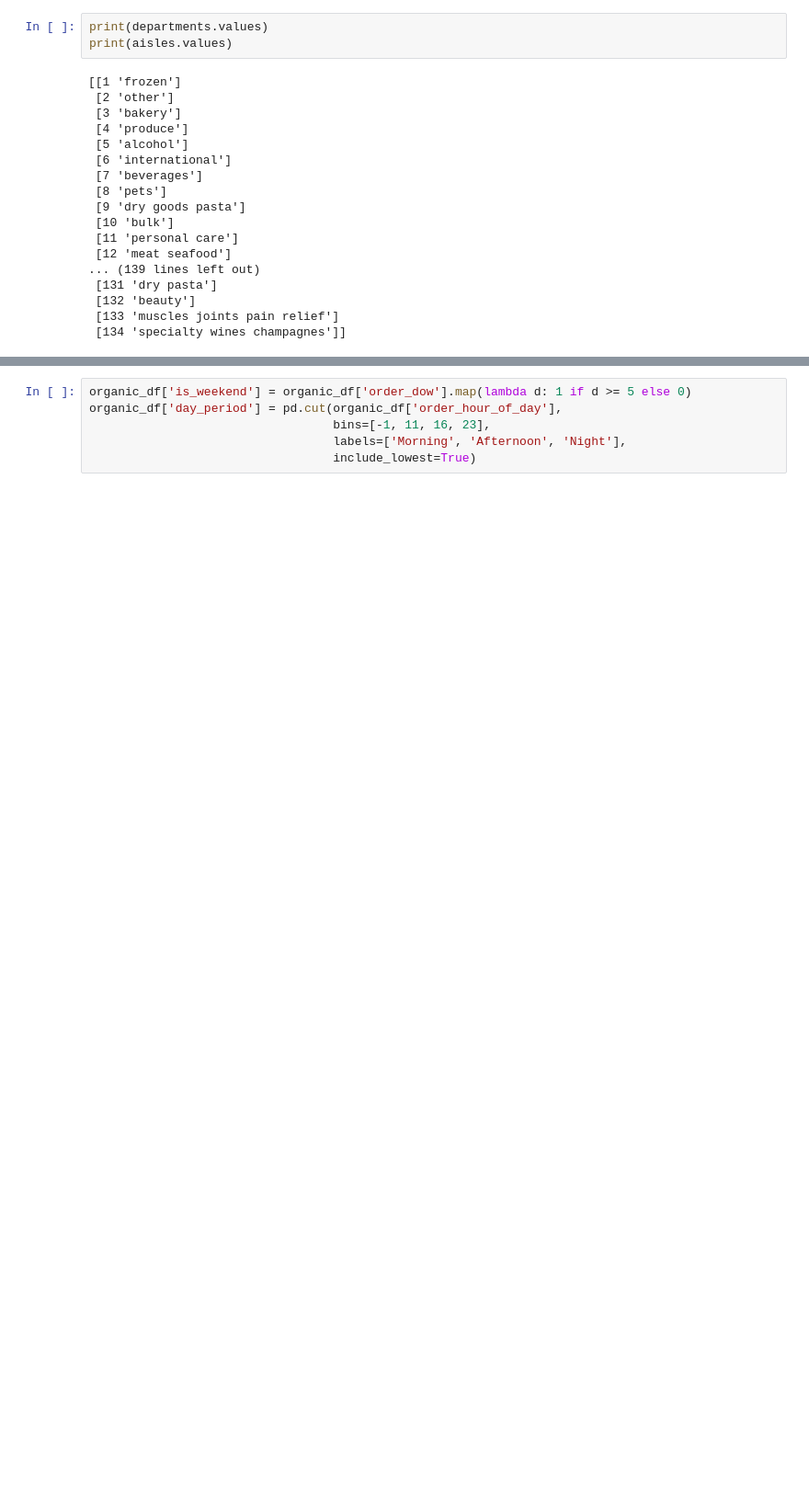
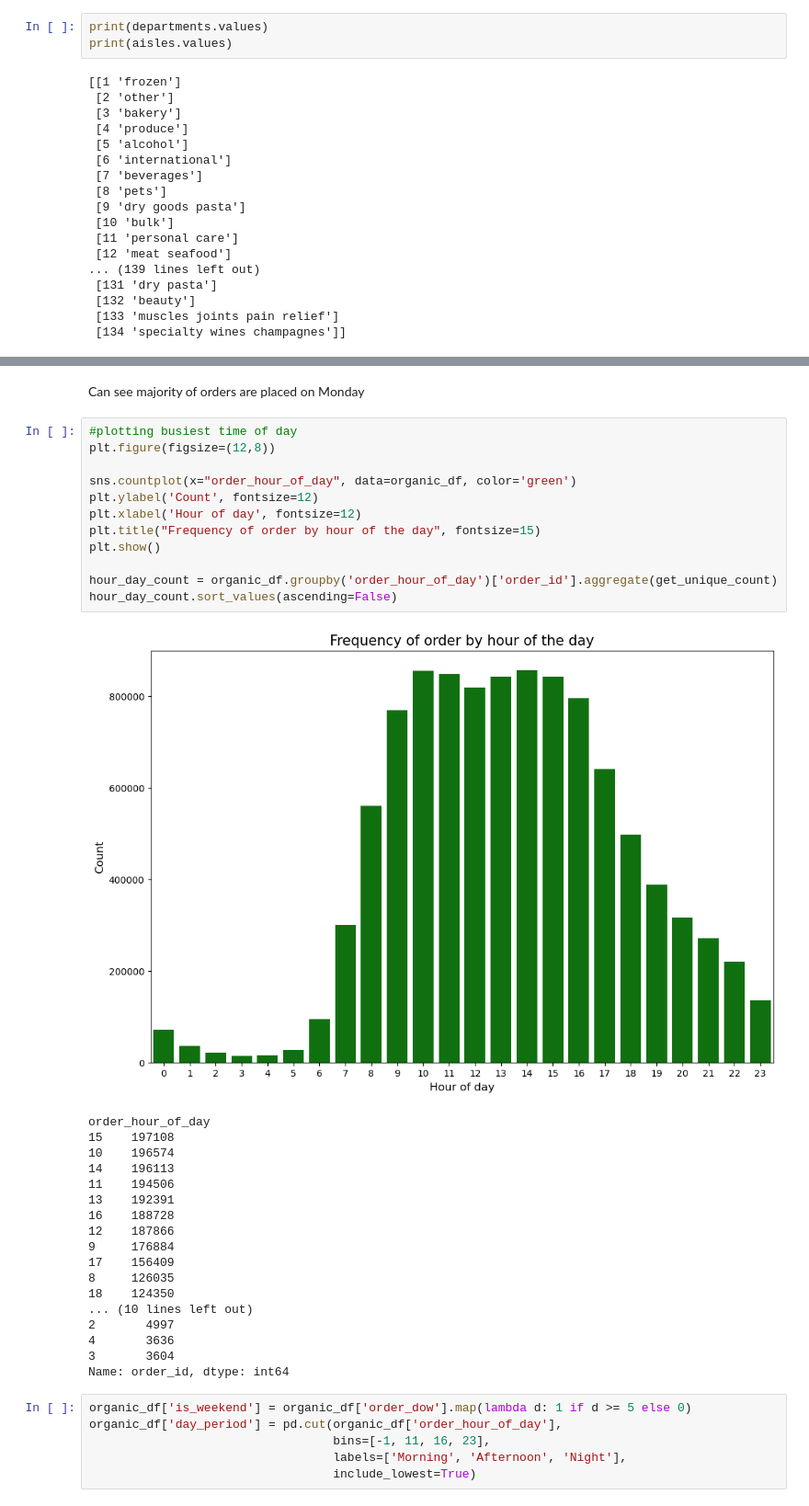
Before and after one commit to sclarkHOU/Capstone, a Jupyter notebook: EDA_notebook.ipynb, the cells around one changed output, grey strips where cells are left out. Shown at 92% size. Saved outputs shown, nothing was run; the diff lists cells and outputs as text; blank space fills up the shorter version.

```diff
--- a/EDA_notebook.ipynb
+++ b/EDA_notebook.ipynb
@@ -234,3 +287,36 @@ memory usage: 55.4+ MB
+# %% [markdown]
+Can see majority of orders are placed on Monday
+# %%
+#plotting busiest time of day
+plt.figure(figsize=(12,8))
+
+sns.countplot(x="order_hour_of_day", data=organic_df, color='green')
+plt.ylabel('Count', fontsize=12)
+plt.xlabel('Hour of day', fontsize=12)
+plt.title("Frequency of order by hour of the day", fontsize=15)
+plt.show()
+
+hour_day_count = organic_df.groupby('order_hour_of_day')['order_id'].aggregate(get_unique_count)
+hour_day_count.sort_values(ascending=False)
+# %% [output]
+[figure, added]
+order_hour_of_day
+15    197108
+10    196574
+14    196113
+11    194506
+13    192391
+16    188728
+12    187866
+9     176884
+17    156409
+8     126035
+18    124350
+... (10 lines left out)
+2       4997
+4       3636
+3       3604
+Name: order_id, dtype: int64
 # %%
 organic_df['is_weekend'] = organic_df['order_dow'].map(lambda d: 1 if d >= 5 else 0)
 organic_df['day_period'] = pd.cut(organic_df['order_hour_of_day'],
```
Also changed, not shown: parts of 43 cells of this notebook.
